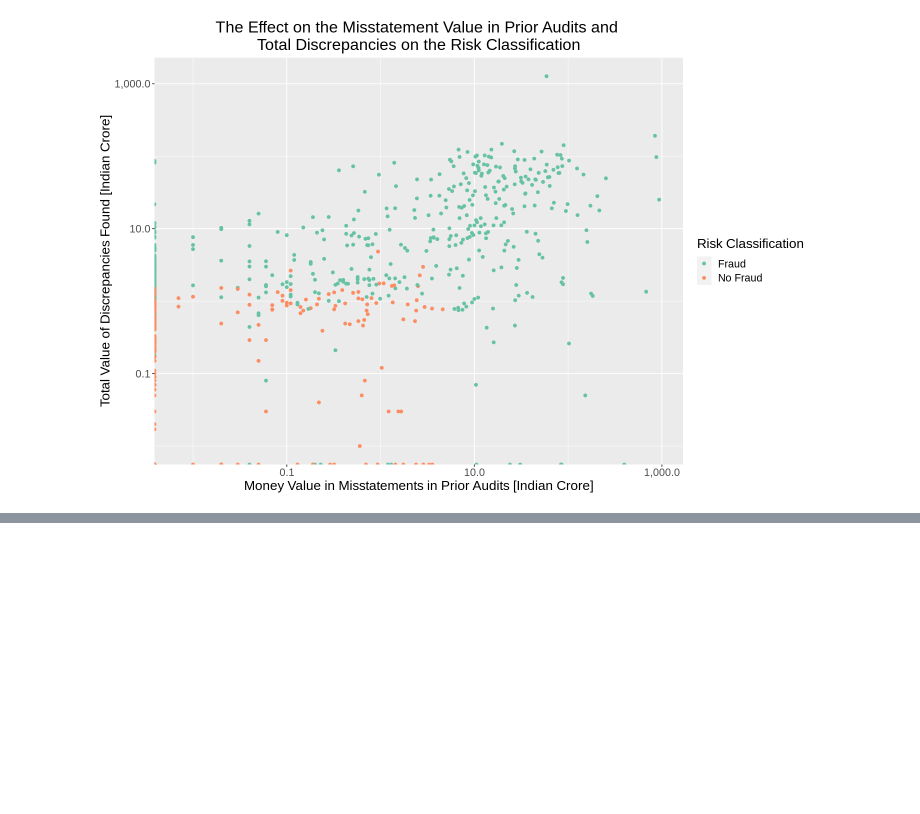
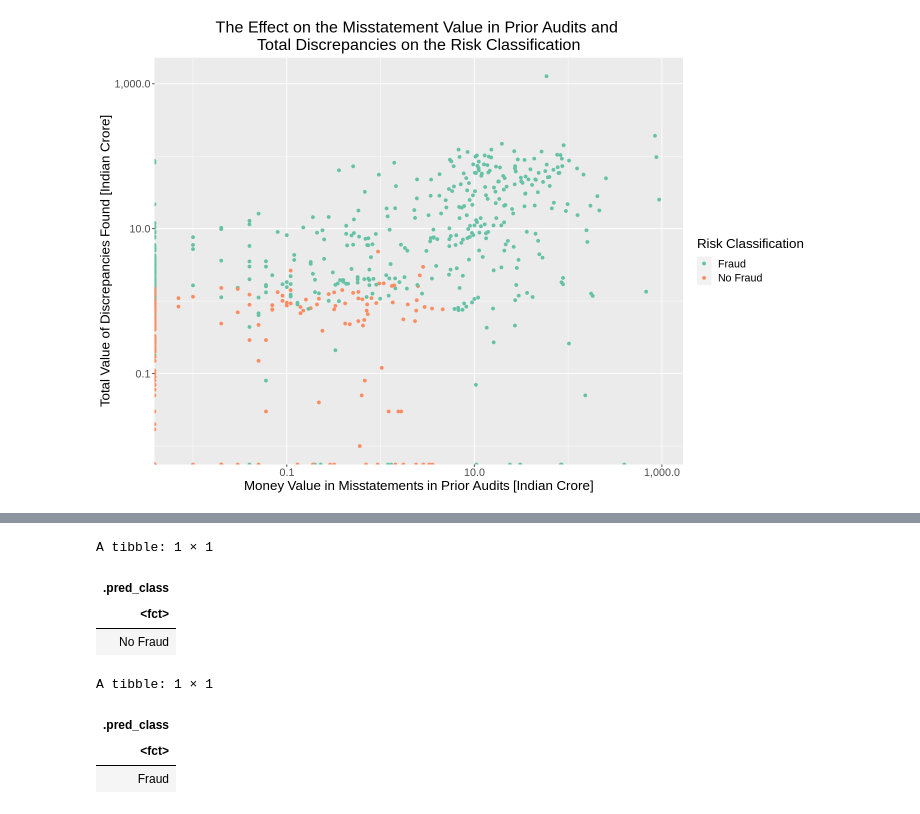
Before and after one commit to fulleraltamiranoe/audit_data, a Jupyter notebook: Upsampling.ipynb, the cells around one changed output, grey strips where cells are left out. Cells and saved outputs as stored; diff of their text form; code cells hidden in the pictures; blank space fills up the shorter version.

```diff
--- a/Upsampling.ipynb
+++ b/Upsampling.ipynb
@@ -254,0 +243,15 @@ Prediction Fraud No Fraud
+# %%
+# Testing our model with these two new firms
+suspicious_1_prediction <- predict(audit_fit, suspicious_firm_1)
+suspicious_2_prediction <- predict(audit_fit, suspicious_firm_2)
+suspicious_1_prediction
+suspicious_2_prediction
+# %% [output]
+A tibble: 1 × 1
+| .pred_class |
+| <fct> |
+| No Fraud |
+A tibble: 1 × 1
+| .pred_class |
+| <fct> |
+| Fraud |
```
Also changed, not shown: parts of 7 cells of this notebook.
